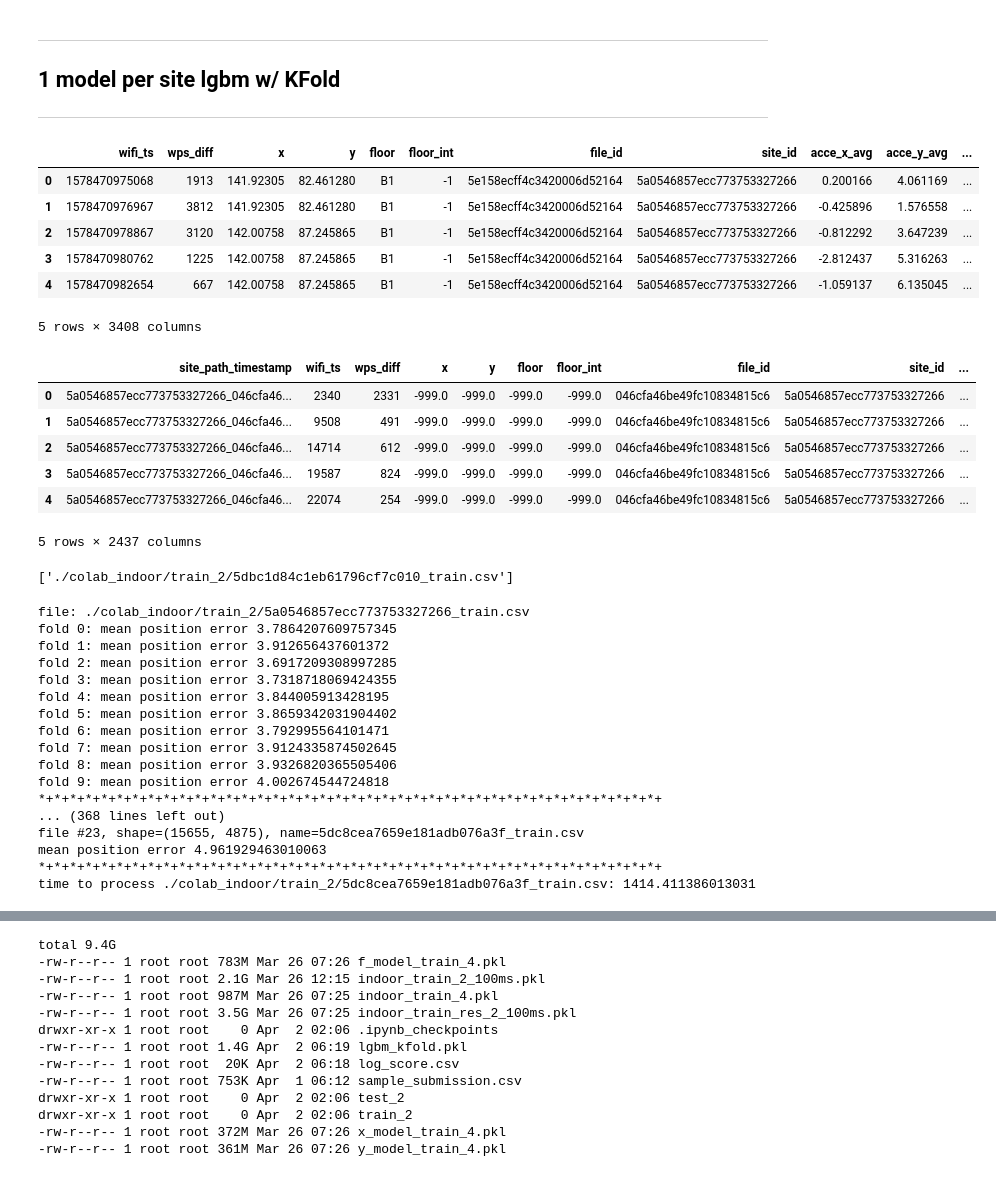
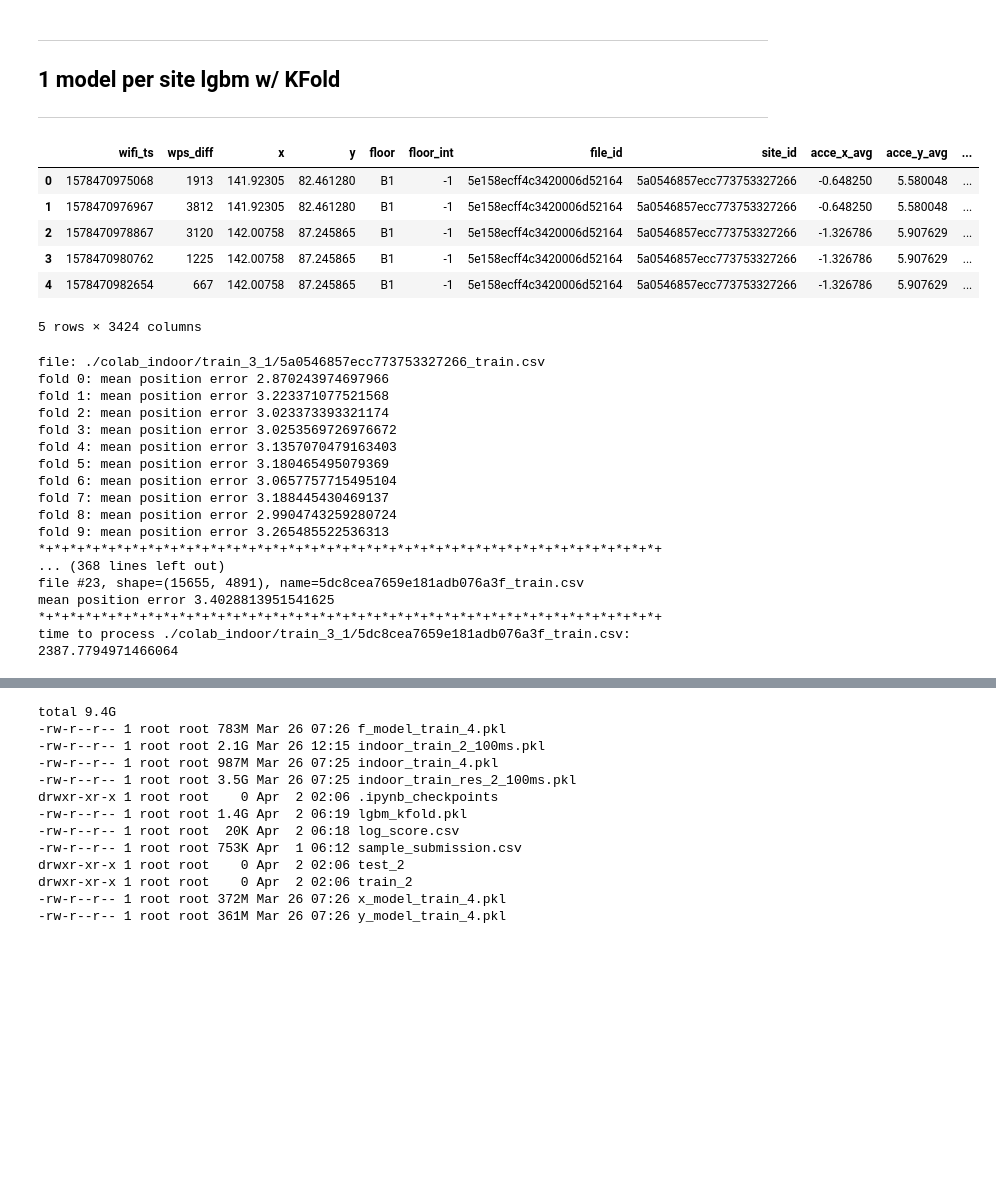
Before and after one commit to robot269006/indoor, a Jupyter notebook: indoor_model_lgbm_kfold_colab.ipynb, the cells around one changed output, grey strips where cells are left out. Cells and saved outputs as stored; diff of their text form; code cells hidden in the pictures; blank space fills up the shorter version.

```diff
--- a/indoor_model_lgbm_kfold_colab.ipynb
+++ b/indoor_model_lgbm_kfold_colab.ipynb
@@ -127,26 +191,6 @@ display(sub_df.head())
 ---
 ## 1 model per site lgbm w/ KFold
 ---
-# %%
-df_train = pd.read_csv("./colab_indoor/train_2/5a0546857ecc773753327266_train.csv")
-df_test = pd.read_csv("./colab_indoor/test_2/5a0546857ecc773753327266_test.csv")
-display(df_train.head())
-display(df_test.head())
-# %% [output]
-|  | wifi_ts | wps_diff | x | y | floor | floor_int | file_id | site_id | acce_x_avg | acce_y_avg | ... |
-| 0 | 1578470975068 | 1913 | 141.92305 | 82.461280 | B1 | -1 | 5e158ecff4c3420006d52164 | 5a0546857ecc773753327266 | 0.200166 | 4.061169 | ... |
-| 1 | 1578470976967 | 3812 | 141.92305 | 82.461280 | B1 | -1 | 5e158ecff4c3420006d52164 | 5a0546857ecc773753327266 | -0.425896 | 1.576558 | ... |
-| 2 | 1578470978867 | 3120 | 142.00758 | 87.245865 | B1 | -1 | 5e158ecff4c3420006d52164 | 5a0546857ecc773753327266 | -0.812292 | 3.647239 | ... |
-| 3 | 1578470980762 | 1225 | 142.00758 | 87.245865 | B1 | -1 | 5e158ecff4c3420006d52164 | 5a0546857ecc773753327266 | -2.812437 | 5.316263 | ... |
-| 4 | 1578470982654 | 667 | 142.00758 | 87.245865 | B1 | -1 | 5e158ecff4c3420006d52164 | 5a0546857ecc773753327266 | -1.059137 | 6.135045 | ... |
-5 rows × 3408 columns
-|  | site_path_timestamp | wifi_ts | wps_diff | x | y | floor | floor_int | file_id | site_id | ... |
-| 0 | 5a0546857ecc773753327266_046cfa46... | 2340 | 2331 | -999.0 | -999.0 | -999.0 | -999.0 | 046cfa46be49fc10834815c6 | 5a0546857ecc773753327266 | ... |
-| 1 | 5a0546857ecc773753327266_046cfa46... | 9508 | 491 | -999.0 | -999.0 | -999.0 | -999.0 | 046cfa46be49fc10834815c6 | 5a0546857ecc773753327266 | ... |
-| 2 | 5a0546857ecc773753327266_046cfa46... | 14714 | 612 | -999.0 | -999.0 | -999.0 | -999.0 | 046cfa46be49fc10834815c6 | 5a0546857ecc773753327266 | ... |
-| 3 | 5a0546857ecc773753327266_046cfa46... | 19587 | 824 | -999.0 | -999.0 | -999.0 | -999.0 | 046cfa46be49fc10834815c6 | 5a0546857ecc773753327266 | ... |
-| 4 | 5a0546857ecc773753327266_046cfa46... | 22074 | 254 | -999.0 | -999.0 | -999.0 | -999.0 | 046cfa46be49fc10834815c6 | 5a0546857ecc773753327266 | ... |
-5 rows × 2437 columns
 # %%
 lgb_params = {'objective': 'root_mean_squared_error',
               'boosting_type': 'gbdt',
@@ -177,10 +221,17 @@ lgb_f_params = {'objective': 'multiclass',
                 'random_state': SEED,
                 'n_jobs': -1
                 }
-# %%
-print(train_files[22:23])
-# %% [output]
-['./colab_indoor/train_2/5dbc1d84c1eb61796cf7c010_train.csv']
+# %%
+a = pd.read_csv(train_files[0])
+display(a.head())
+# %% [output]
+|  | wifi_ts | wps_diff | x | y | floor | floor_int | file_id | site_id | acce_x_avg | acce_y_avg | ... |
+| 0 | 1578470975068 | 1913 | 141.92305 | 82.461280 | B1 | -1 | 5e158ecff4c3420006d52164 | 5a0546857ecc773753327266 | -0.648250 | 5.580048 | ... |
+| 1 | 1578470976967 | 3812 | 141.92305 | 82.461280 | B1 | -1 | 5e158ecff4c3420006d52164 | 5a0546857ecc773753327266 | -0.648250 | 5.580048 | ... |
+| 2 | 1578470978867 | 3120 | 142.00758 | 87.245865 | B1 | -1 | 5e158ecff4c3420006d52164 | 5a0546857ecc773753327266 | -1.326786 | 5.907629 | ... |
+| 3 | 1578470980762 | 1225 | 142.00758 | 87.245865 | B1 | -1 | 5e158ecff4c3420006d52164 | 5a0546857ecc773753327266 | -1.326786 | 5.907629 | ... |
+| 4 | 1578470982654 | 667 | 142.00758 | 87.245865 | B1 | -1 | 5e158ecff4c3420006d52164 | 5a0546857ecc773753327266 | -1.326786 | 5.907629 | ... |
+5 rows × 3424 columns
 # %%
 score_df = pd.DataFrame()
 oof = list()
@@ -193,6 +244,8 @@ for n_files, file in enumerate(train_files):
 
     data = pd.read_csv(file)
     test_data = pd.read_csv(test_files[n_files])
+    # drop_tmp = drop_col_df[drop_col_df["path"] == file]
+    # drop_col_list = list(drop_tmp["col"])
 
     oof_x, oof_y, oof_f = np.zeros(data.shape[0]), np.zeros(data.shape[0]), np.zeros(data.shape[0])
     preds_x, preds_y = 0, 0
@@ -203,13 +256,19 @@ for n_files, file in enumerate(train_files):
 
         # Filter the features data to the columns needed
         all_cols = list(data.columns)
-        remove_cols = ["wifi_ts", "x", "y", "floor", "floor_int", "file_id", "site_id"]
+        # print("all train cols: ", len(all_cols))
+        remove_cols = ["wifi_ts", "wps_diff", "x", "y", "floor", "floor_int", "file_id", "site_id"]
+        # remove_cols = ["wifi_ts", "x", "y", "floor", "floor_int", "file_id", "site_id", "acce_x_avg", "acce_y_avg", "acce_z_avg"]
+        # remove_cols += drop_col_list
         cols = [x for x in all_cols if x not in remove_cols]
         # print("col before: ", len(cols))
 
         # filter test_data to only the needed columns
         all_test_cols = list(test_data.columns)
-        remove_test_cols = ["site_path_timestamp", "wifi_ts", "x", "y", "floor", "floor_int", "file_id", "site_id"]
+        # print("all test cols: ", len(all_test_cols))
+        remove_test_cols = ["site_path_timestamp", "wifi_ts", "wps_diff", "x", "y", "floor", "floor_int", "file_id", "site_id"]
+        # remove_test_cols = ["site_path_timestamp", "wifi_ts", "x", "y", "floor", "floor_int", "file_id", "site_id", "acce_x_avg", "acce_y_avg", "acce_z_avg"]
+        # remove_test_cols += drop_col_list
         test_cols = [x for x in all_test_cols if x not in remove_test_cols]
         # print("test col before: ", len(test_cols))
 
@@ -291,23 +350,23 @@ for n_files, file in enumerate(train_files):
 
     print(f"time to process {file}:", time.time() - start)
 # %% [output]
-file: ./colab_indoor/train_2/5a0546857ecc773753327266_train.csv
-fold 0: mean position error 3.7864207609757345
-fold 1: mean position error 3.912656437601372
-fold 2: mean position error 3.6917209308997285
-fold 3: mean position error 3.7318718069424355
-fold 4: mean position error 3.844005913428195
-fold 5: mean position error 3.8659342031904402
-fold 6: mean position error 3.792995564101471
-fold 7: mean position error 3.9124335874502645
-fold 8: mean position error 3.9326820365505406
-fold 9: mean position error 4.002674544724818
+file: ./colab_indoor/train_3_1/5a0546857ecc773753327266_train.csv
+fold 0: mean position error 2.870243974697966
+fold 1: mean position error 3.223371077521568
+fold 2: mean position error 3.023373393321174
+fold 3: mean position error 3.0253569726976672
+fold 4: mean position error 3.1357070479163403
+fold 5: mean position error 3.180465495079369
+fold 6: mean position error 3.0657757715495104
+fold 7: mean position error 3.188445430469137
+fold 8: mean position error 2.9904743259280724
+fold 9: mean position error 3.265485522536313
 *+*+*+*+*+*+*+*+*+*+*+*+*+*+*+*+*+*+*+*+*+*+*+*+*+*+*+*+*+*+*+*+*+*+*+*+*+*+*+*+
 ... (368 lines left out)
-file #23, shape=(15655, 4875), name=5dc8cea7659e181adb076a3f_train.csv
-mean position error 4.961929463010063
+file #23, shape=(15655, 4891), name=5dc8cea7659e181adb076a3f_train.csv
+mean position error 3.4028813951541625
 *+*+*+*+*+*+*+*+*+*+*+*+*+*+*+*+*+*+*+*+*+*+*+*+*+*+*+*+*+*+*+*+*+*+*+*+*+*+*+*+
-time to process ./colab_indoor/train_2/5dc8cea7659e181adb076a3f_train.csv: 1414.411386013031
+time to process ./colab_indoor/train_3_1/5dc8cea7659e181adb076a3f_train.csv: 2387.7794971466064
 # %%
 # Save model
 
```
Also changed, not shown: parts of 12 cells of this notebook.
